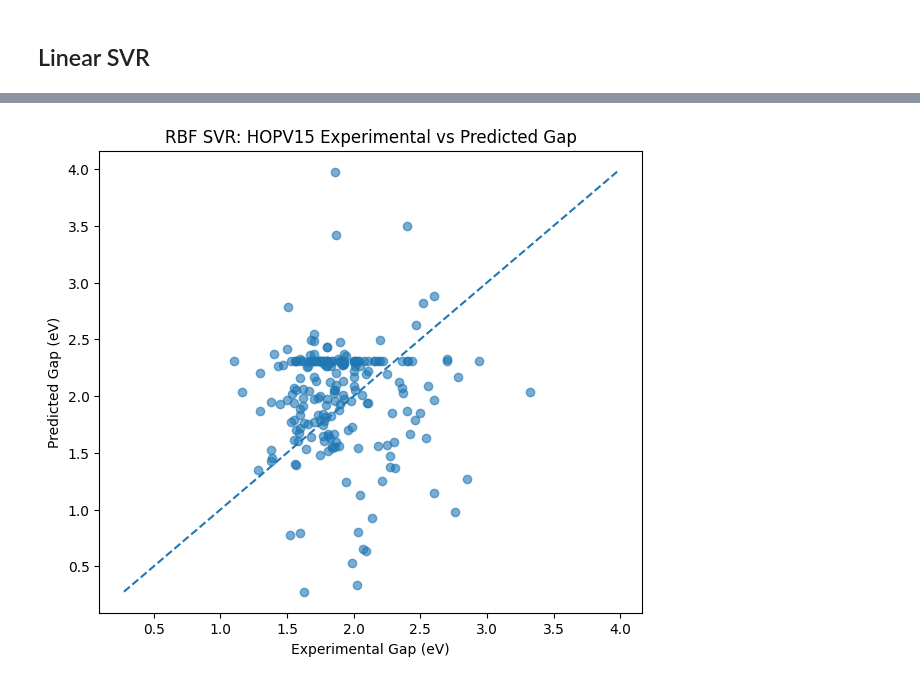
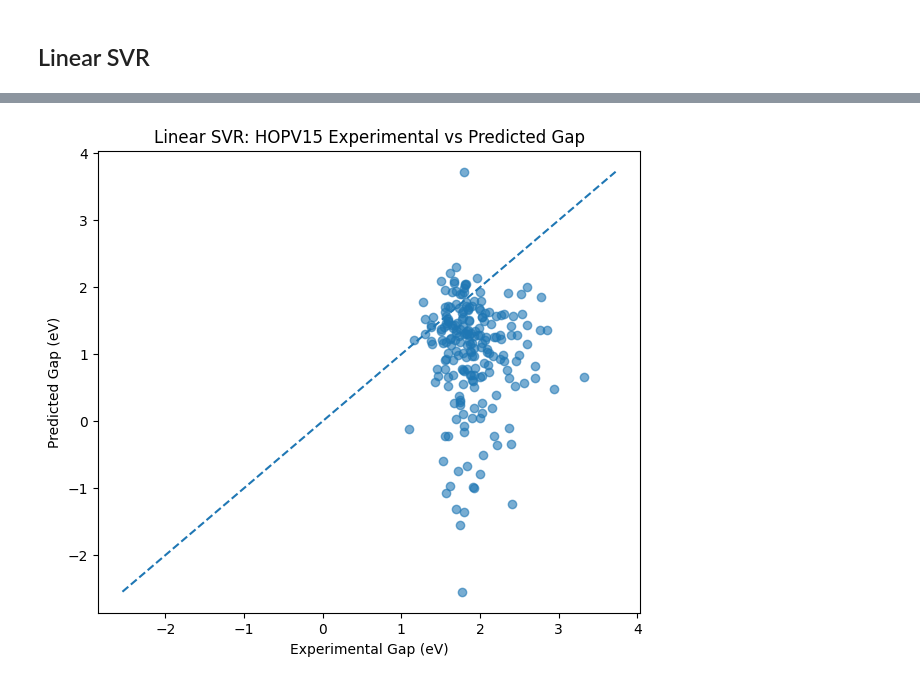
Before and after one commit to Don-Arun007/ML-Prediction-of-HOMO-LUMO-Energy-Gap, a Jupyter notebook: HOMO_LUMO_Energy_Gap_Linear_SVR.ipynb, the cells around one changed output, grey strips where cells are left out. Cells and saved outputs as stored; diff of their text form; code cells hidden in the pictures.

```diff
--- a/HOMO_LUMO_Energy_Gap_Linear_SVR.ipynb
+++ b/HOMO_LUMO_Energy_Gap_Linear_SVR.ipynb
@@ -158,35 +35,5 @@ electrochemical_gap
 # %%
-X_test = []
-y_test = []
-test_smiles = []
-
-for _, row in hopv.iterrows():
-
-    # Skip if experimental gap is missing
-    if pd.isna(row["electrochemical_gap"]):
-        continue
-
-    mol = smiles_to_3d(row["smiles"])
-
-    if mol is None:
-        continue
-
-    try:
-        features = extract_3d_features(mol)
-
-        X_test.append(features)
-        y_test.append(float(row["electrochemical_gap"]))
-        test_smiles.append(row["smiles"])
-
-    except Exception:
-        continue
-
-X_test = pd.DataFrame(X_test)
-y_test = np.array(y_test, dtype=float)
-
-# Make sure feature order is identical to training
-X_test = X_test[X_train.columns]
-
-print("X_test shape:", X_test.shape)
-print("y_test shape:", y_test.shape)
+X_test, y_test, test_smiles = prepare_test_data(
+    X_train.columns
+)
 # %% [output]
@@ -193,10 +45,7 @@ print("y_test shape:", y_test.shape)
 X_test shape: (212, 11)
 y_test shape: (212,)
 # %%
-from sklearn.metrics import mean_absolute_error, mean_squared_error, r2_score
-import numpy as np
-
-y_pred = svr_rbf.predict(X_test)
+y_pred = svr_linear.predict(X_test)
 
 mae = mean_absolute_error(y_test, y_pred)
 rmse = np.sqrt(mean_squared_error(y_test, y_pred))
@@ -244,20 +74,18 @@ results.to_csv("HOPV15_predictions_linear_svr.csv", index=False)
 # %%
-import matplotlib.pyplot as plt
-
 plt.figure(figsize=(7, 6))
 
 plt.scatter(y_test, y_pred, alpha=0.6)
 
 # Perfect prediction line
 min_val = min(y_test.min(), y_pred.min())
 max_val = max(y_test.max(), y_pred.max())
 
 plt.plot([min_val, max_val], [min_val, max_val], linestyle="--")
 
 plt.xlabel("Experimental Gap (eV)")
 plt.ylabel("Predicted Gap (eV)")
-plt.title("RBF SVR: HOPV15 Experimental vs Predicted Gap")
+plt.title("Linear SVR: HOPV15 Experimental vs Predicted Gap")
 
 plt.show()
 # %% [output]
-[figure, old version]
+[figure, new version]
```
Also changed, not shown: parts of 11 cells of this notebook, 4 other files.
